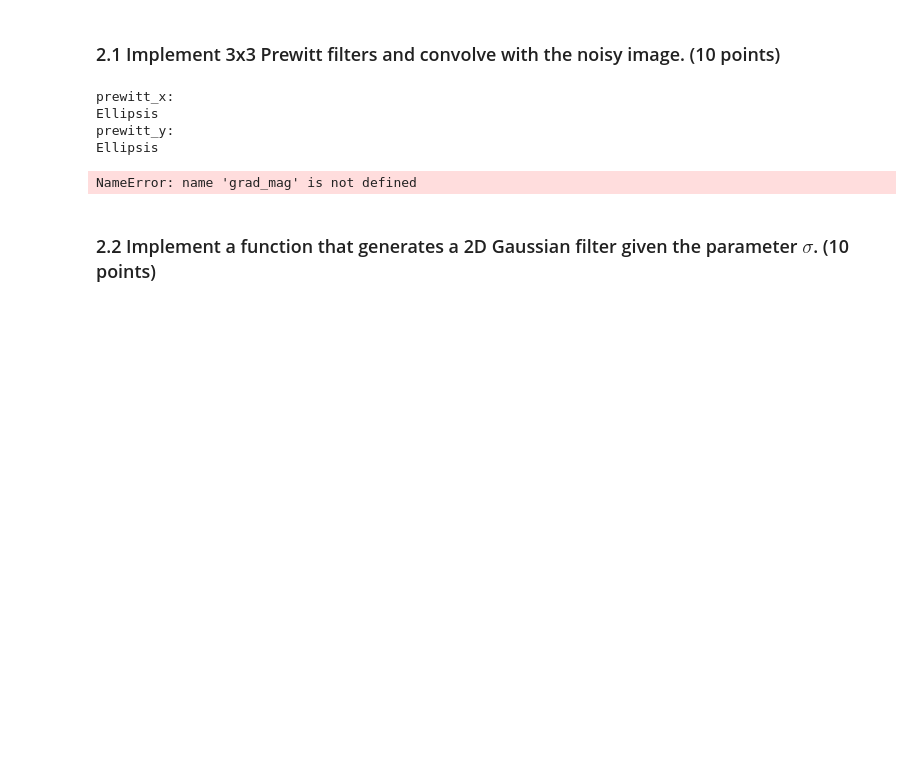
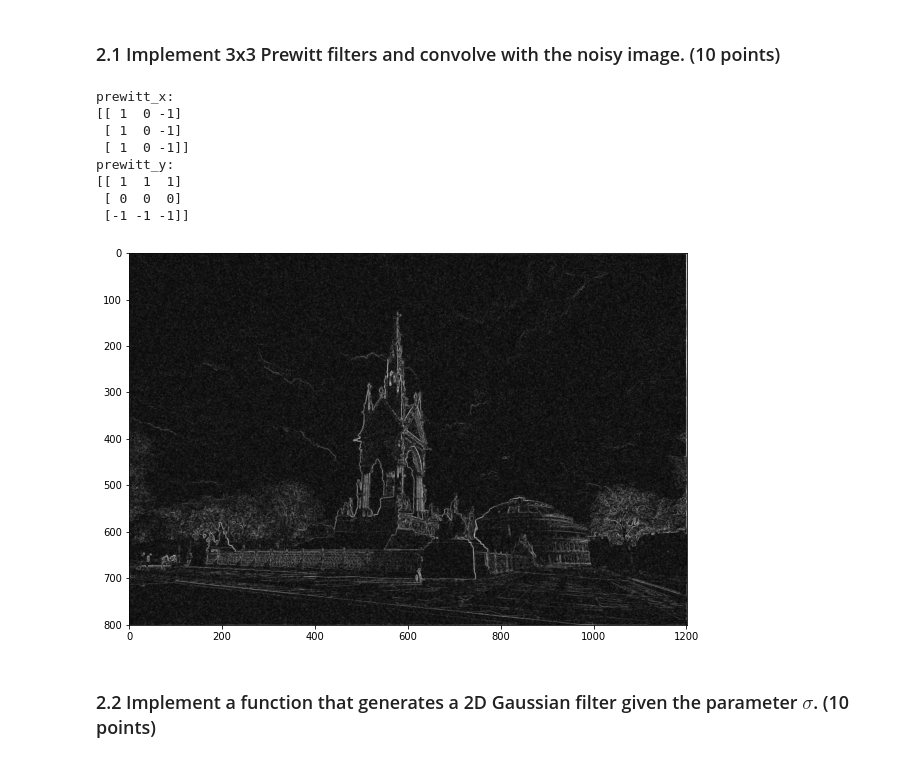
Before and after one commit to annnnnnnnnnie/Computer_Vision_2022, a Jupyter notebook: coursework_01/coursework_01.ipynb, the cells around one changed output. Cells and saved outputs as stored; diff of their text form; code cells hidden in the pictures; blank space fills up the shorter version.

```diff
--- a/coursework_01/coursework_01.ipynb
+++ b/coursework_01/coursework_01.ipynb
@@ -126,31 +130,48 @@ Perform edge detection using Prewitt filtering, as well as Gaussian + Prewitt fi
 # %% [markdown]
 ### 2.1 Implement 3x3 Prewitt filters and convolve with the noisy image. (10 points)
 # %%
-# Design the Prewitt filters
-prewitt_x = ...
-prewitt_y = ...
+def compute_grad_mag(image):
+    # Design the Prewitt filters
+    prewitt_x = np.array([[1, 0, -1] for _ in range(3)])
+    prewitt_y = prewitt_x.transpose()
+    sobel_x = np.array([[1, 0, -1], [2, 0, -2], [1, 0, -1]])
+    sobel_y = sobel_x.transpose()
 
-# Prewitt filtering
+    # Prewitt filtering
+    prewitt_filtered_x = scipy.signal.convolve2d(image, prewitt_x)
+    prewitt_filtered_y = scipy.signal.convolve2d(image, prewitt_y)
 
+    # Orientation
+    # theta_matrix = np.arctan2(prewitt_filtered_x, prewitt_filtered_y)
 
-# Calculate the gradient magnitude
+    # Calculate the gradient magnitude
+    grad_mag = np.sqrt(prewitt_filtered_x ** 2 + prewitt_filtered_y ** 2)
+    return grad_mag
 
+grad_mag = compute_grad_mag(image_noisy)
 
 # Print the filters (provided)
+prewitt_x = np.array([[1, 0, -1] for _ in range(3)])
+prewitt_y = prewitt_x.transpose()
 print('prewitt_x:')
 print(prewitt_x)
 print('prewitt_y:')
 print(prewitt_y)
 
 # Display the gradient magnitude image (provided)
 plt.imshow(grad_mag, cmap='gray')
 plt.gcf().set_size_inches(10, 8)
+plt.savefig("./prewitt_grad_mag.png")
 # %% [output]
 prewitt_x:
-Ellipsis
+[[ 1  0 -1]
+ [ 1  0 -1]
+ [ 1  0 -1]]
 prewitt_y:
-Ellipsis
+[[ 1  1  1]
+ [ 0  0  0]
+ [-1 -1 -1]]
-NameError: name 'grad_mag' is not defined
+[figure, added]
 # %% [markdown]
 ### 2.2 Implement a function that generates a 2D Gaussian filter given the parameter $\sigma$. (10 points)
 # %%
```
Also changed, not shown: parts of 11 cells of this notebook, 4 other files.
